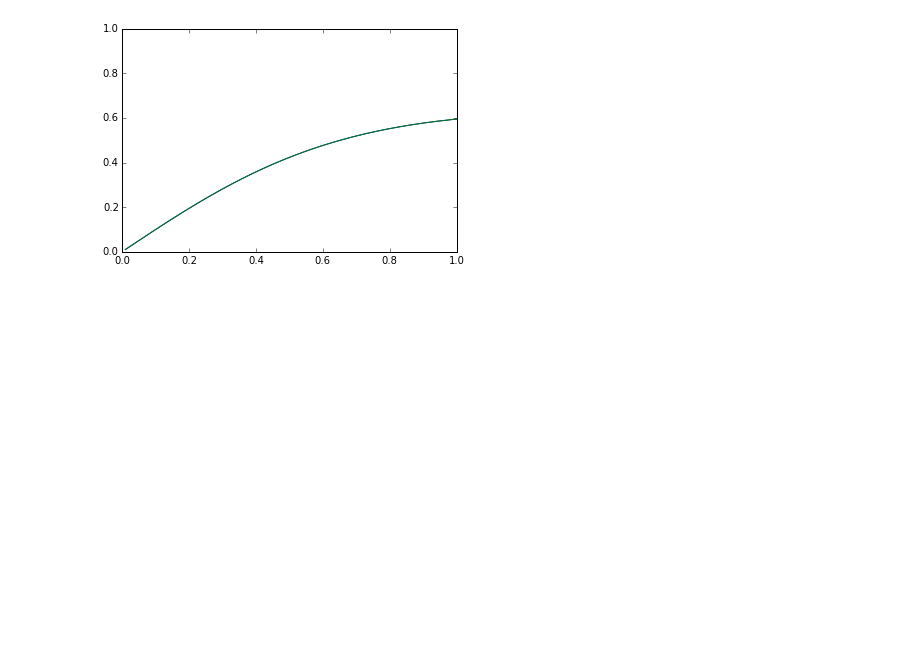
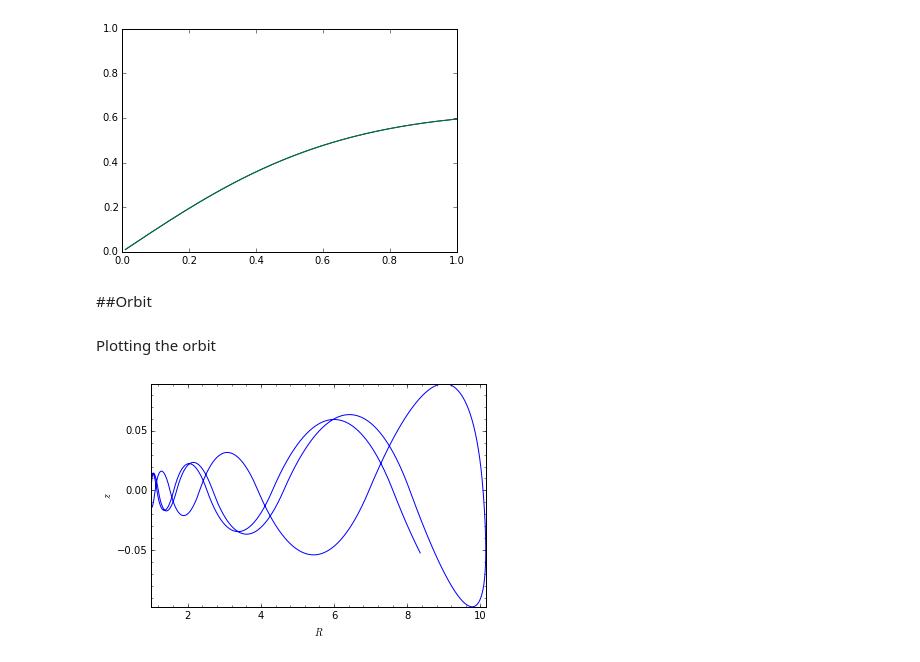
Before and after one commit to SeaifanAladdin/galpy-notebook, a Jupyter notebook: galpy/KuzminDiskPotential.ipynb, the cells around one changed output. Saved outputs shown, nothing was run; the diff lists cells and outputs as text; code cells hidden in the pictures; blank space fills up the shorter version.

Commit message:
Added orbit and escape velocity section

```diff
--- a/galpy/KuzminDiskPotential.ipynb
+++ b/galpy/KuzminDiskPotential.ipynb
@@ -32,3 +32,8 @@ kd.plotRotcurve(overplot=True)
 # %% [output]
 [<matplotlib.lines.Line2D at 0x...>]
 [figure]
+# %% [markdown]
+##Orbit
+# %%
+from galpy.orbit import Orbit
+o= Orbit(vxvv=[1.,0.1,1.1,0.,0.1])
@@ -34,0 +44,6 @@ kd.plotRotcurve(overplot=True)
+# %% [markdown]
+Plotting the orbit
+# %%
+o.plot()
+# %% [output]
+[figure, added]
```
Also changed, not shown: parts of 7 cells of this notebook.
